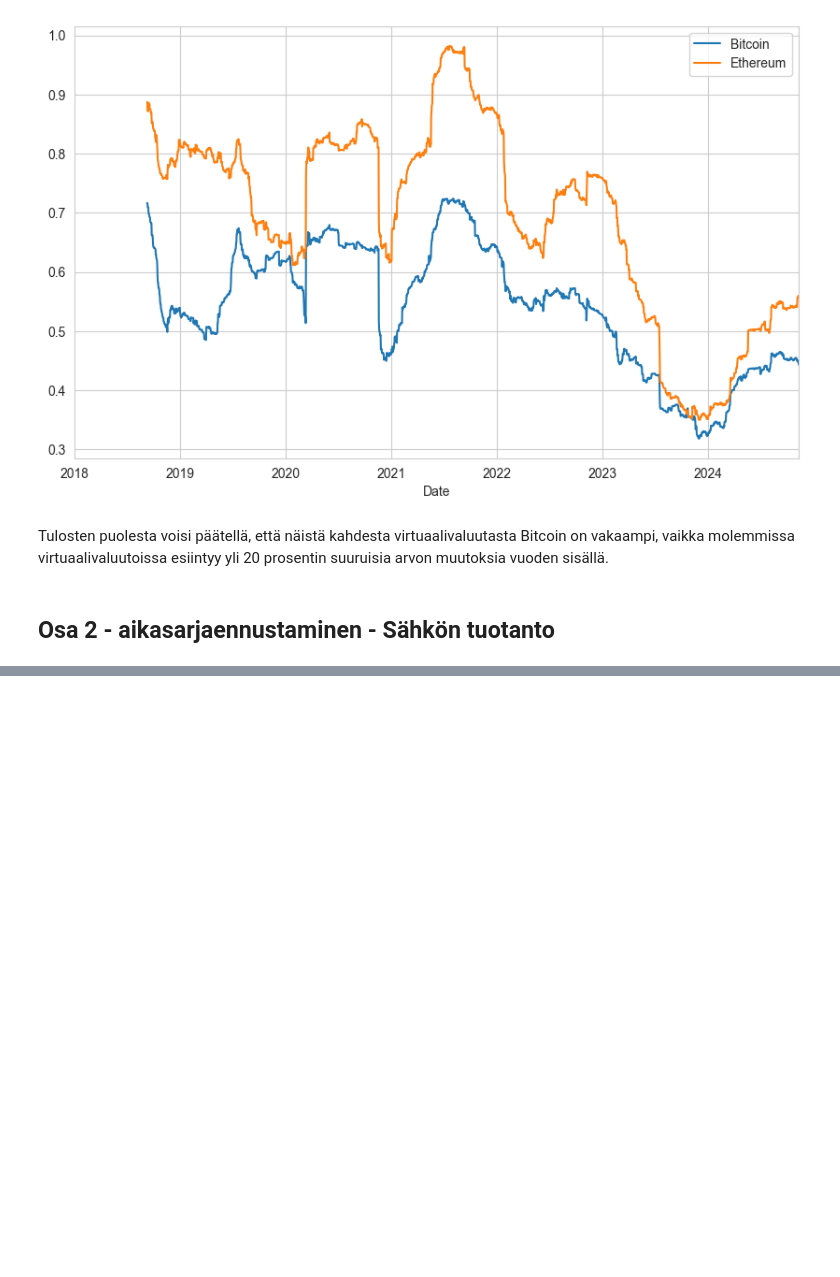
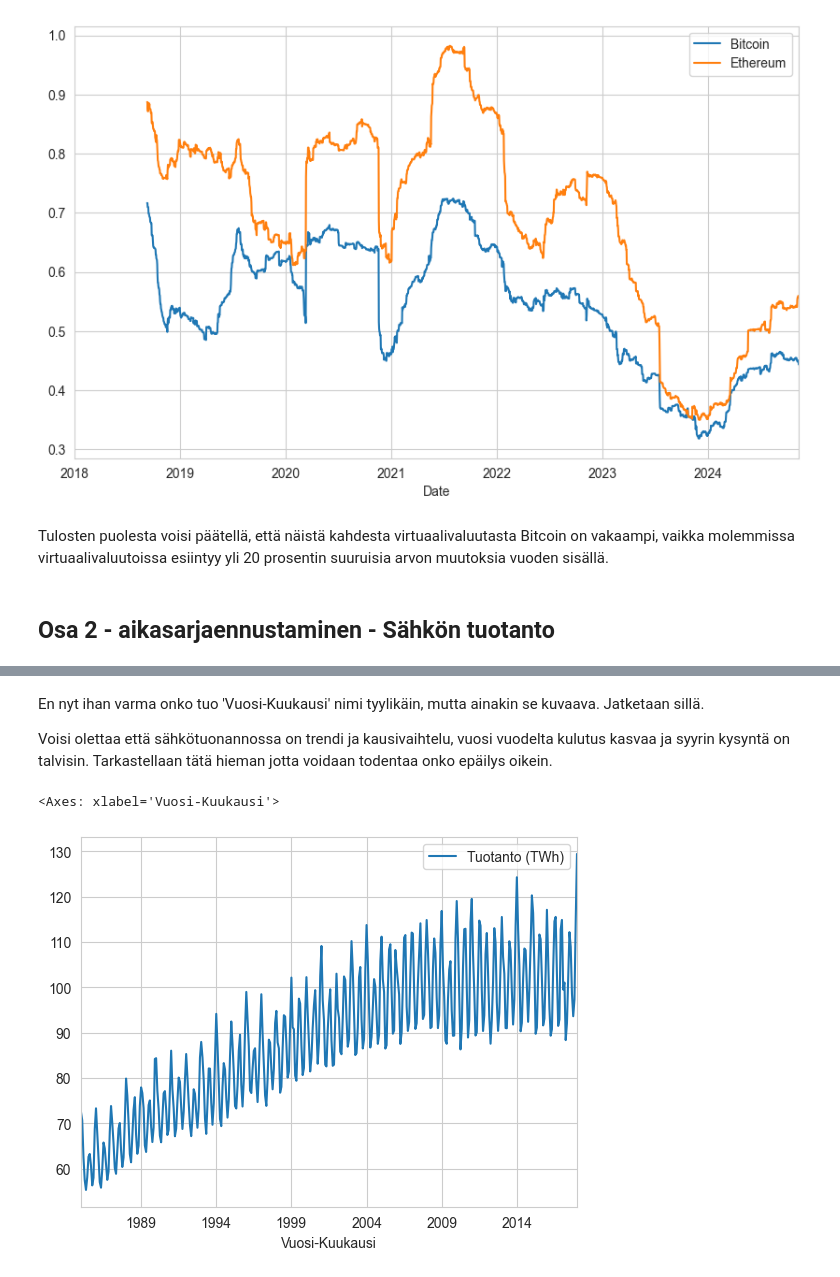
Before and after one commit to TatuE/Data_analytics, a Jupyter notebook: assignment_2/Tehtava_2_aikasarjat.ipynb, the cells around one changed output, grey strips where cells are left out. Drawn from its saved outputs; the diff is of its cells as text; code cells hidden in the pictures; blank space fills up the shorter version.

```diff
--- a/assignment_2/Tehtava_2_aikasarjat.ipynb
+++ b/assignment_2/Tehtava_2_aikasarjat.ipynb
@@ -431,0 +434,5 @@ Tulosten puolesta voisi päätellä, että näistä kahdesta virtuaalivaluutasta
+# %%
+# Aloitetaan lukemalla data-ainesto data-frameen.
+electric_p_df = pd.read_csv(electric_procuction)
+# Tarkistetaan data-aineistoa kokonaisuudessaan hieman näin alkuun.
+electric_p_df
@@ -431,0 +457,16 @@ Tulosten puolesta voisi päätellä, että näistä kahdesta virtuaalivaluutasta
+# %%
+# Ajan muotoilu ei oikein ole mieleinen, loogista olisi että tämä olisi muodossa vuosi-kuukausi-päivä,
+# jotta aineisto olisi helppolukuisempi.
+
+# Pandasin to_datetime funktio myös muutta aikaisemman merkkijonon tieodn aikaleimoiksi, jotta niitä pystyy helpommin käsittelemään.
+electric_p_df.index=pd.to_datetime(electric_p_df['DATE'],format='%m/%d/%Y')
+electric_p_df = electric_p_df.drop('DATE',axis=1)
+
+# Tuosta IPG2211A2N nimi ei oikein ole esittelykelpoinen maallikolle (minulle tässä tapauksessa). Tuotannon määrä on myös hieman kysymysmerkki, joten ehkä turvallisinta käyttää muotoa TWh (TeraWattitunti)
+# Nimetään siis IPG2211A2N uudestaan muotoon "Tuotanto (TWh)"
+# Date nimi aiheuttaa nyt myös ongelman kielen puolesta, joten nimetään se muotoon "Vuosi-Kuukausi".
+
+electric_p_df.rename(columns = {'IPG2211A2N': 'Tuotanto (TWh)'}, inplace=True)
+electric_p_df.index.names = ['Vuosi-Kuukausi']
+# Tarkistetaan muutokset
+electric_p_df
@@ -431,0 +488,9 @@ Tulosten puolesta voisi päätellä, että näistä kahdesta virtuaalivaluutasta
+# %% [markdown]
+En nyt ihan varma onko tuo 'Vuosi-Kuukausi' nimi tyylikäin, mutta ainakin se kuvaava. Jatketaan sillä.
+
+Voisi olettaa että sähkötuonannossa on trendi ja kausivaihtelu, vuosi vuodelta kulutus kasvaa ja syyrin kysyntä on talvisin.  Tarkastellaan tätä hieman jotta voidaan todentaa onko epäilys oikein.
+# %%
+electric_p_df.plot()
+# %% [output]
+<Axes: xlabel='Vuosi-Kuukausi'>
+[figure, added]
```
Also changed, not shown: parts of 39 cells of this notebook, 2 other files.
